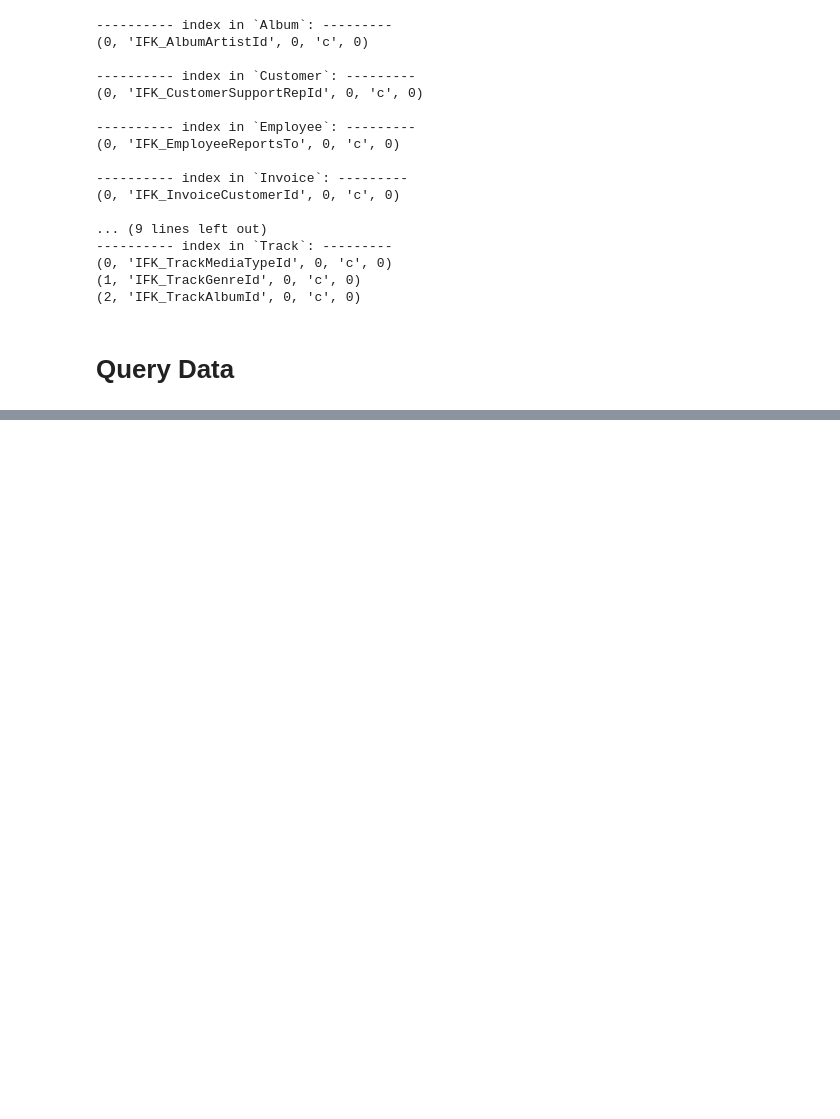
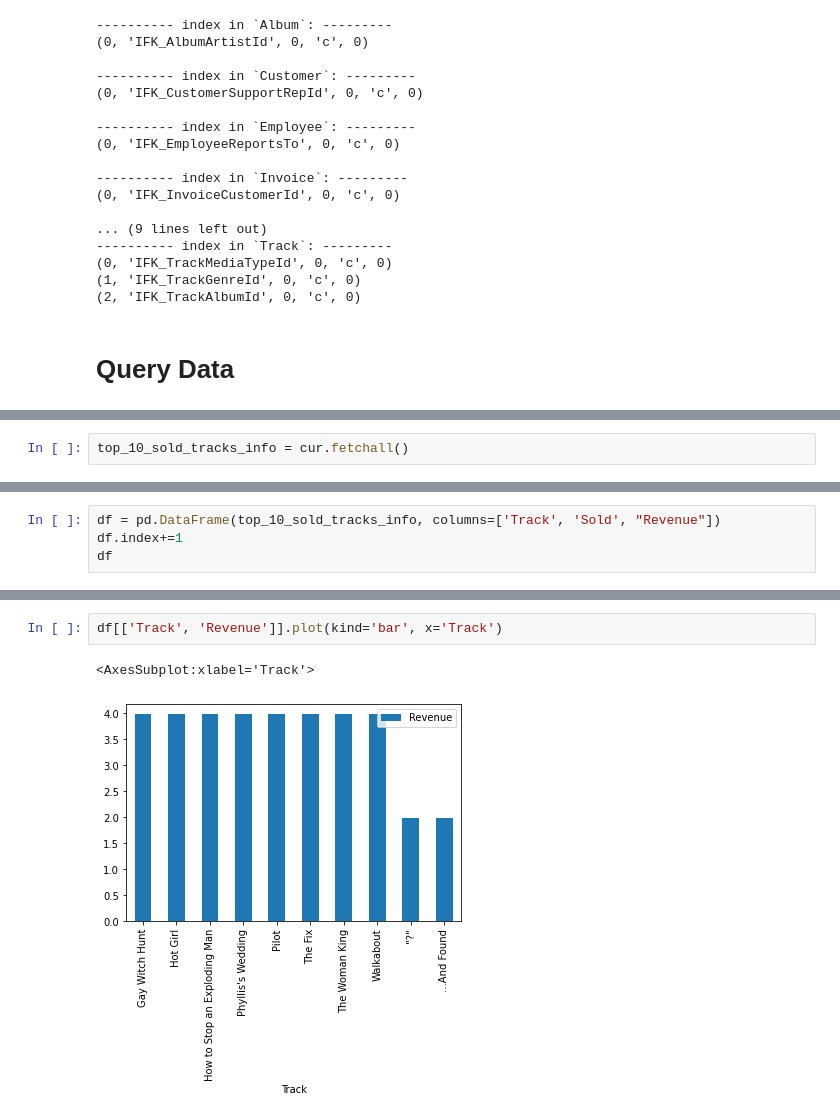
Before and after one commit to Ahmed122000/Chinook_Discover, a Jupyter notebook: Chinook_Discover.ipynb, the cells around one changed output, grey strips where cells are left out. Drawn from its saved outputs; the diff is of its cells as text; blank space fills up the shorter version.

```diff
--- a/Chinook_Discover.ipynb
+++ b/Chinook_Discover.ipynb
@@ -181,0 +212,2 @@ res.fetchall()
+# %%
+top_10_sold_tracks_info = cur.fetchall()
@@ -181,0 +233,4 @@ res.fetchall()
+# %%
+df = pd.DataFrame(top_10_sold_tracks_info, columns=['Track', 'Sold', "Revenue"])
+df.index+=1
+df
@@ -181,0 +249,5 @@ res.fetchall()
+# %%
+df[['Track', 'Revenue']].plot(kind='bar', x='Track')
+# %% [output]
+<AxesSubplot:xlabel='Track'>
+[figure, added]
```
Also changed, not shown: parts of 24 cells of this notebook.
